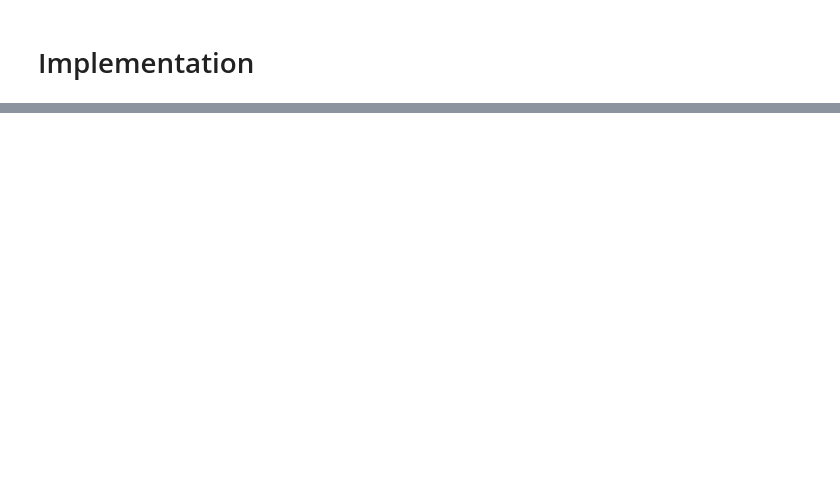
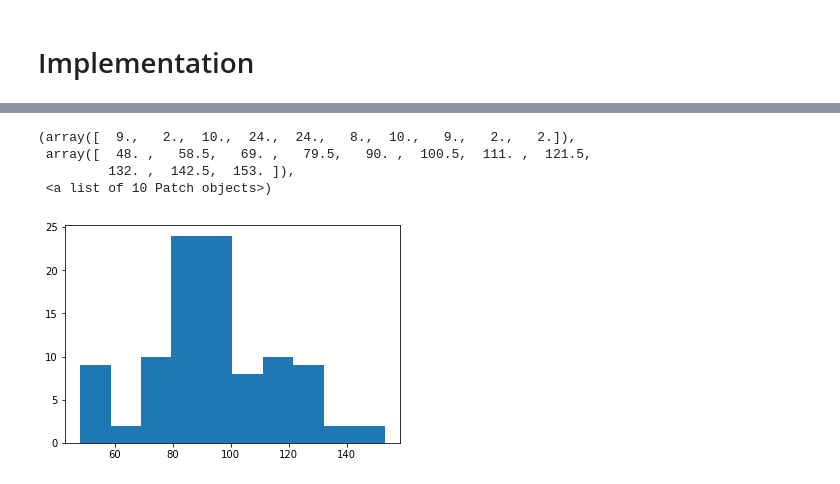
Before and after one commit to Jdduryea/LSPI, a Jupyter notebook: LSPI.ipynb, the cells around one changed output, grey strips where cells are left out. Saved outputs shown, nothing was run; the diff lists cells and outputs as text; code cells hidden in the pictures; blank space fills up the shorter version.

```diff
--- a/LSPI.ipynb
+++ b/LSPI.ipynb
@@ -263,0 +334,8 @@ array([ 0.02831727,  0.03855601, -0.02611418, -0.04275159])
+# %%
+plt.hist(num_steps)
+# %% [output]
+(array([  9.,   2.,  10.,  24.,  24.,   8.,  10.,   9.,   2.,   2.]),
+ array([  48. ,   58.5,   69. ,   79.5,   90. ,  100.5,  111. ,  121.5,
+         132. ,  142.5,  153. ]),
+ <a list of 10 Patch objects>)
+[figure, added]
```
Also changed, not shown: parts of 11 cells of this notebook.
